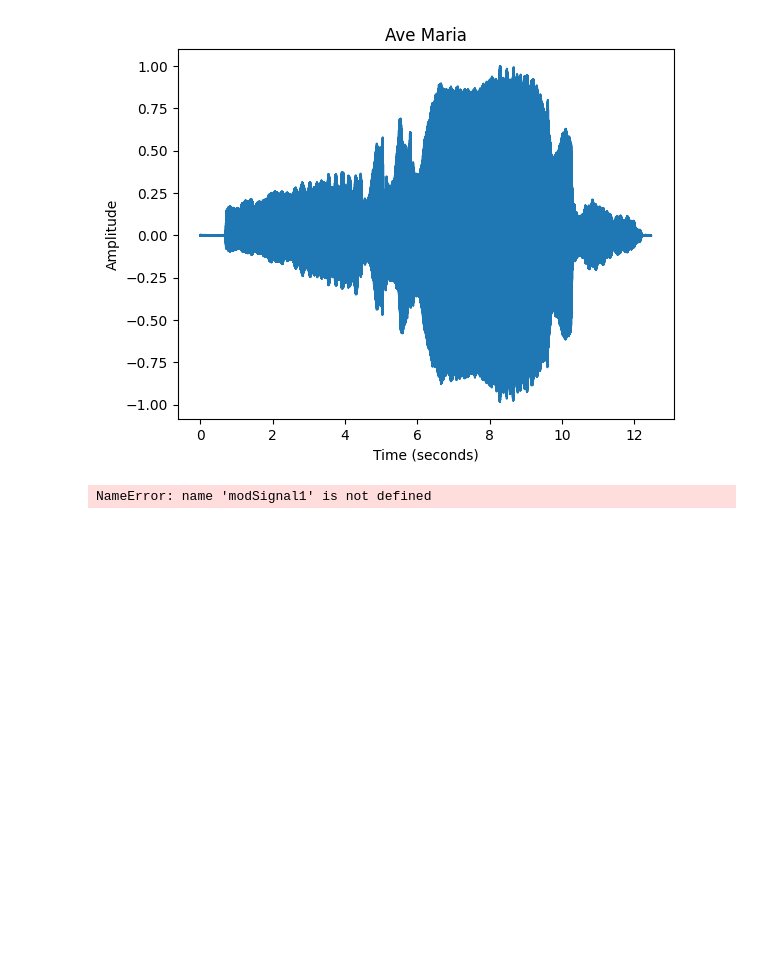
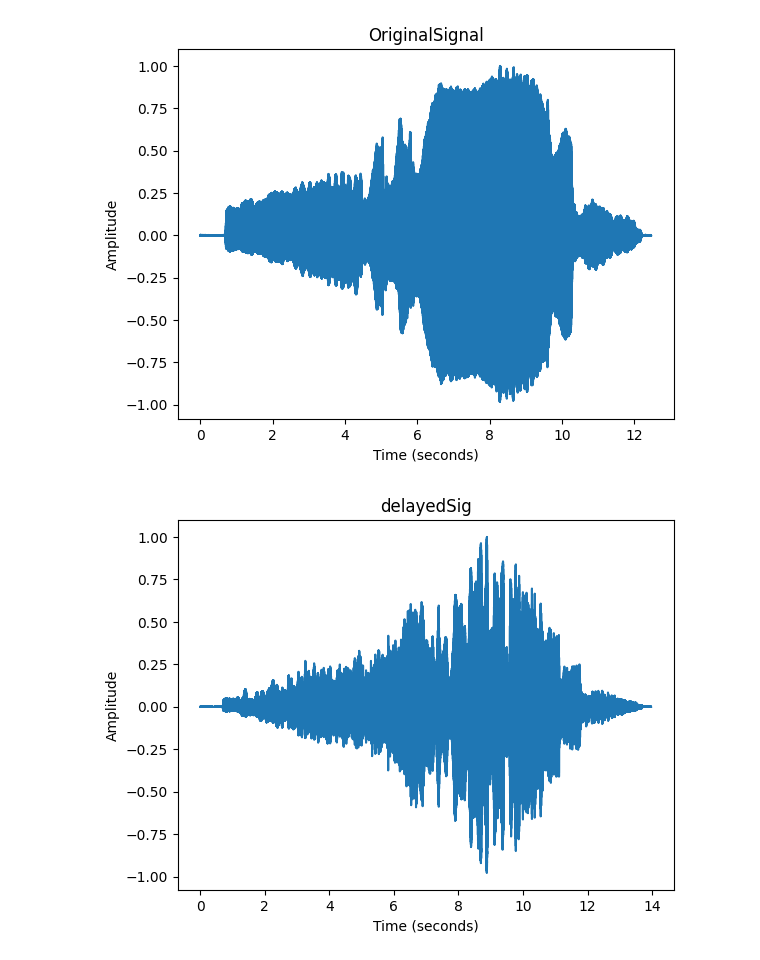
Before and after one commit to jadamcneill/music-computing, a Jupyter notebook: assignments/labAssignment2.ipynb, the cells around one changed output. Drawn from its saved outputs; the diff is of its cells as text; code cells hidden in the pictures; blank space fills up the shorter version.

```diff
--- a/assignments/labAssignment2.ipynb
+++ b/assignments/labAssignment2.ipynb
@@ -114,7 +115,8 @@ def amplitudeModulation(sig,modulatorFreq,modulatorAmp,modIndex):
 
     return amMod
 # %%
-def echoAM(sig,sr,title):
+def echoAM(sig,sr,delay,echoes,modulatorFreq,modulatorAmp,modIndex):
+
 # create a function called echoAM() that inputs
 #      - an audio signal
 #      - the audio signal’s sampling rate
@@ -126,20 +128,21 @@ def echoAM(sig,sr,title):
 
 
   # plot the original signal in the time domain using plotAudio2()
-  plotAudio2(sig,sr,title)
+  plotAudio2(sig,sr,'OriginalSignal')
 
   # use makeEchoes() to apply a delay according to the inputted values to the inputted signal
-  makeEchoes(sig,sr,sec,echoes):
+  delayedSig= makeEchoes(sig,sr,delay,echoes )
+
+
 
   # plot the delay in the time domain using plotAudio2()
-  subplots(plotPos,title,data,time,color,ylabel,xlabel)
+  plotAudio2(delayedSig,sr,'delayedSig')
+
 
   # use amplitudeModulation() to apply amplitude modulation according to the inputted
   # to the delayed signal and to plot the Modulator Signal, Carrier Signal, and Product Signal
   # as subplots in a single plot
-  subplots([3,1,1],'Modulator signal',modulator,time,'g','Amplitude','Time')
-  subplots([3,1,2],'Original (carrier) signal',sig,time,'r','Amplitude','Time')
-  subplots([3,1,3],'Amplitude Modulated Signal',amMod,time,'purple','Amplitude','Time')
+  amMod=amplitudeModulation(delayedSig,modulatorFreq,modulatorAmp,modIndex)
 
 
   # return the modified signal
@@ -153,14 +156,14 @@ IPython.display.Audio(data=sig, rate=sr)
 # %%
 echoes = [1,1,1]
 delay = 0.5
 modulatorFreq = 20
 modulatorAmp = 0.5
 modIndex = 1
 
-echoAM(sig,sr,'Ave Maria')
-#modSignal1 = echoAM(sig,sr,delay,echoes,modulatorFreq,modulatorAmp,modIndex)
+#echoAM(sig,sr,'Ave Maria')
+modSignal1 = echoAM(sig,sr,delay,echoes,modulatorFreq,modulatorAmp,modIndex)
 
 IPython.display.Audio(data=modSignal1, rate=sr)
 # %% [output]
-[figure, old version]
+[figure, new version]
-NameError: name 'modSignal1' is not defined
+[figure, added]
```
Also changed, not shown: parts of 3 cells of this notebook.
